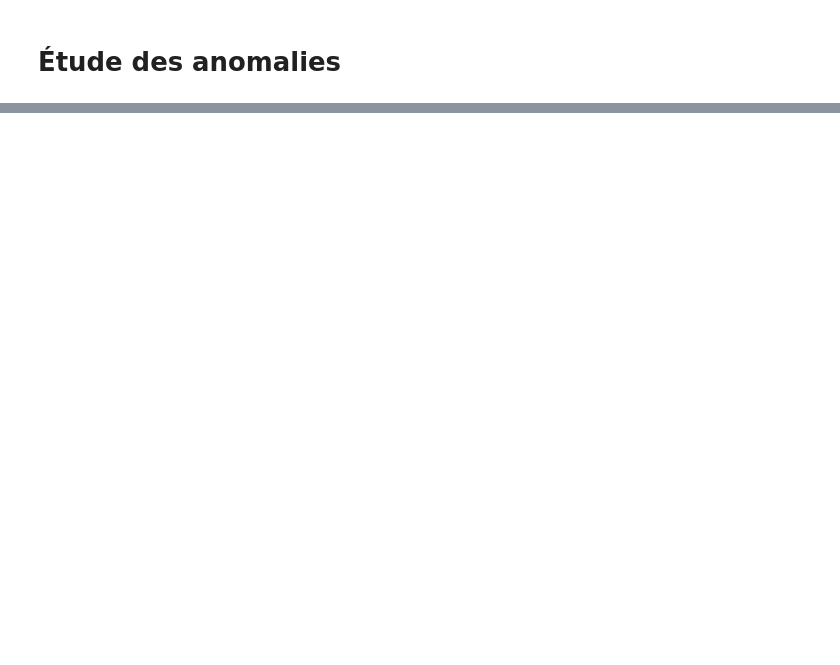
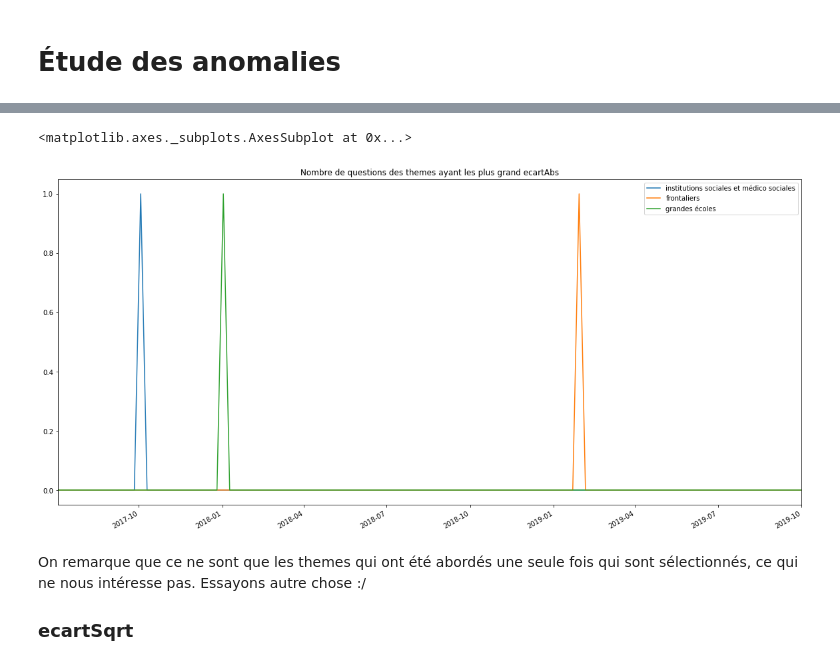
Before and after one commit to homerdurand/METRIQ, a Jupyter notebook: anomalies.ipynb, the cells around one changed output, grey strips where cells are left out. Drawn from its saved outputs; the diff is of its cells as text; code cells hidden in the pictures; blank space fills up the shorter version.

```diff
--- a/anomalies.ipynb
+++ b/anomalies.ipynb
@@ -231,0 +100,10 @@ On remarque pour chaque courbes des pics prononcés à des mois précis, en nous
+# %%
+themesEcartRel = [theme for theme in ecarts.sort_values(ascending = False,by='ecartRel').head(3).index]
+count_df.plot(figsize = (20,10),title = 'Nombre de questions des themes ayant les plus grand ecartAbs',y = themesEcartRel)
+# %% [output]
+<matplotlib.axes._subplots.AxesSubplot at 0x...>
+[figure, added]
+# %% [markdown]
+On remarque que ce ne sont que les themes qui ont été abordés une seule fois qui sont sélectionnés, ce qui ne nous intéresse pas. Essayons autre chose :/
+
+### ecartSqrt
```
Also changed, not shown: parts of 66 cells of this notebook, 2 other files.
